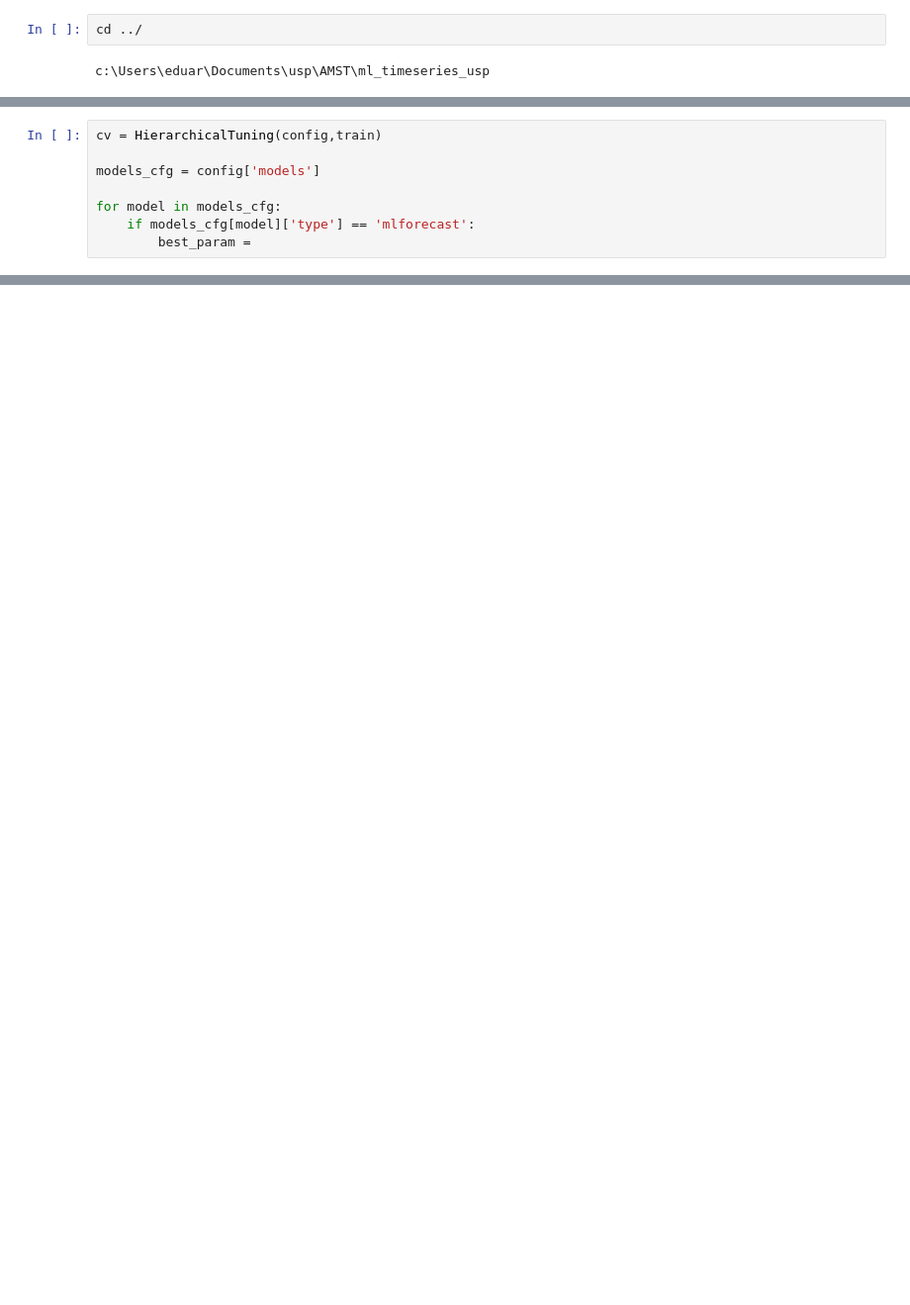
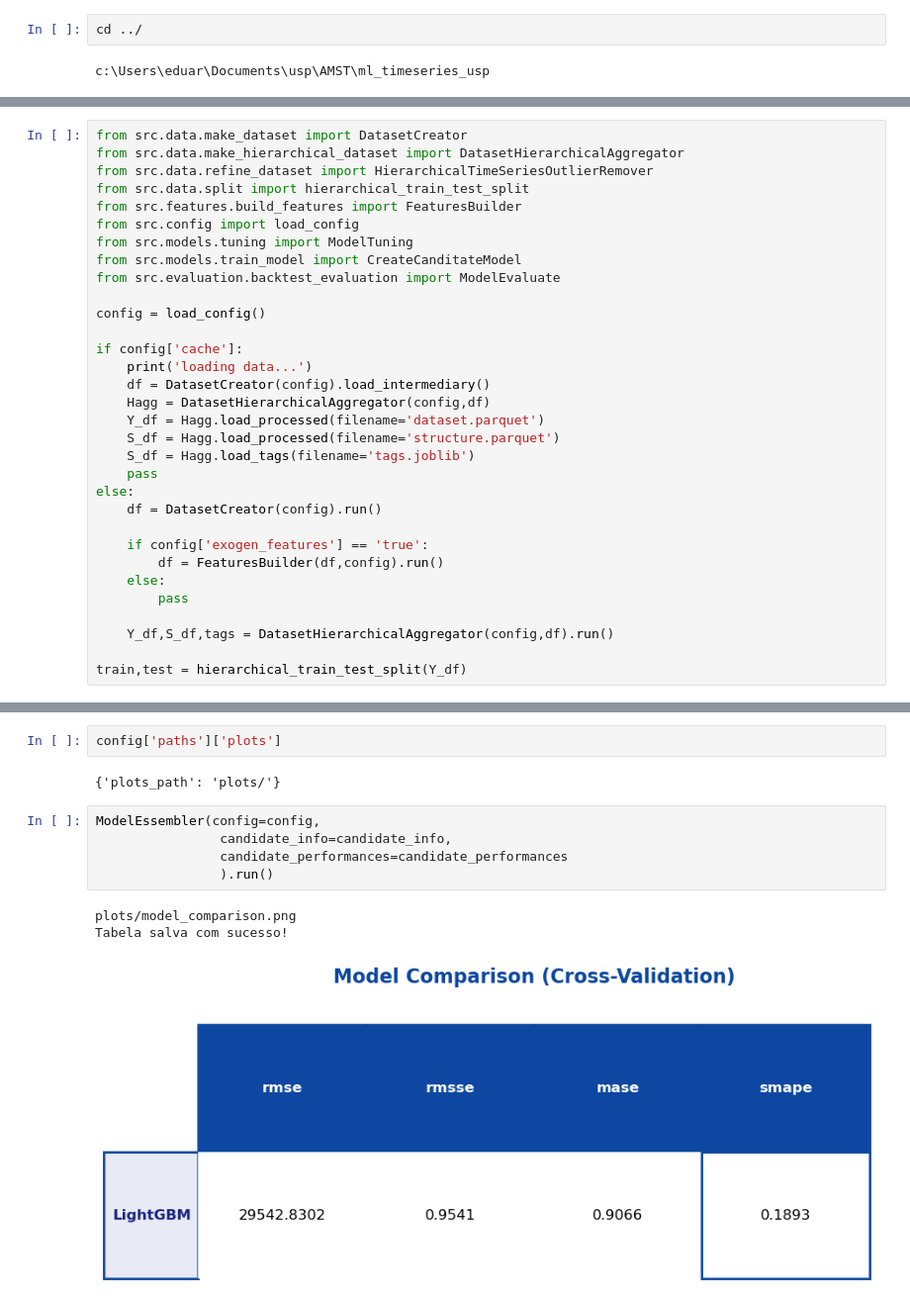
Before and after one commit to eduardozanutti/ml_timeseries_usp, a Jupyter notebook: notebooks/beta_test.ipynb, the cells around one changed output, grey strips where cells are left out. Shown at 99% size. Saved outputs shown, nothing was run; the diff lists cells and outputs as text; blank space fills up the shorter version.

Commit message:
finish_modeling

```diff
--- a/notebooks/beta_test.ipynb
+++ b/notebooks/beta_test.ipynb
@@ -100,8 +4,0 @@ study.
-# %%
-cv = HierarchicalTuning(config,train)
-
-models_cfg = config['models']
-
-for model in models_cfg:
-    if models_cfg[model]['type'] == 'mlforecast':
-        best_param =
@@ -552,0 +5,32 @@ Y_df
+# %%
+from src.data.make_dataset import DatasetCreator
+from src.data.make_hierarchical_dataset import DatasetHierarchicalAggregator
+from src.data.refine_dataset import HierarchicalTimeSeriesOutlierRemover
+from src.data.split import hierarchical_train_test_split
+from src.features.build_features import FeaturesBuilder
+from src.config import load_config
+from src.models.tuning import ModelTuning
+from src.models.train_model import CreateCanditateModel
+from src.evaluation.backtest_evaluation import ModelEvaluate
+
+config = load_config()
+
+if config['cache']:
+    print('loading data...')
+    df = DatasetCreator(config).load_intermediary()
+    Hagg = DatasetHierarchicalAggregator(config,df)
+    Y_df = Hagg.load_processed(filename='dataset.parquet')
+    S_df = Hagg.load_processed(filename='structure.parquet')
+    S_df = Hagg.load_tags(filename='tags.joblib')
+    pass
+else:
+    df = DatasetCreator(config).run()
+
+    if config['exogen_features'] == 'true':
+        df = FeaturesBuilder(df,config).run()
+    else:
+        pass
+
+    Y_df,S_df,tags = DatasetHierarchicalAggregator(config,df).run()
+
+train,test = hierarchical_train_test_split(Y_df)
@@ -552,0 +272,13 @@ Y_df
+# %%
+config['paths']['plots']
+# %% [output]
+{'plots_path': 'plots/'}
+# %%
+ModelEssembler(config=config,
+                candidate_info=candidate_info,
+                candidate_performances=candidate_performances
+                ).run()
+# %% [output]
+plots/model_comparison.png
+Tabela salva com sucesso!
+[figure, added]
```
Also changed, not shown: parts of 66 cells of this notebook, 18 other files.
